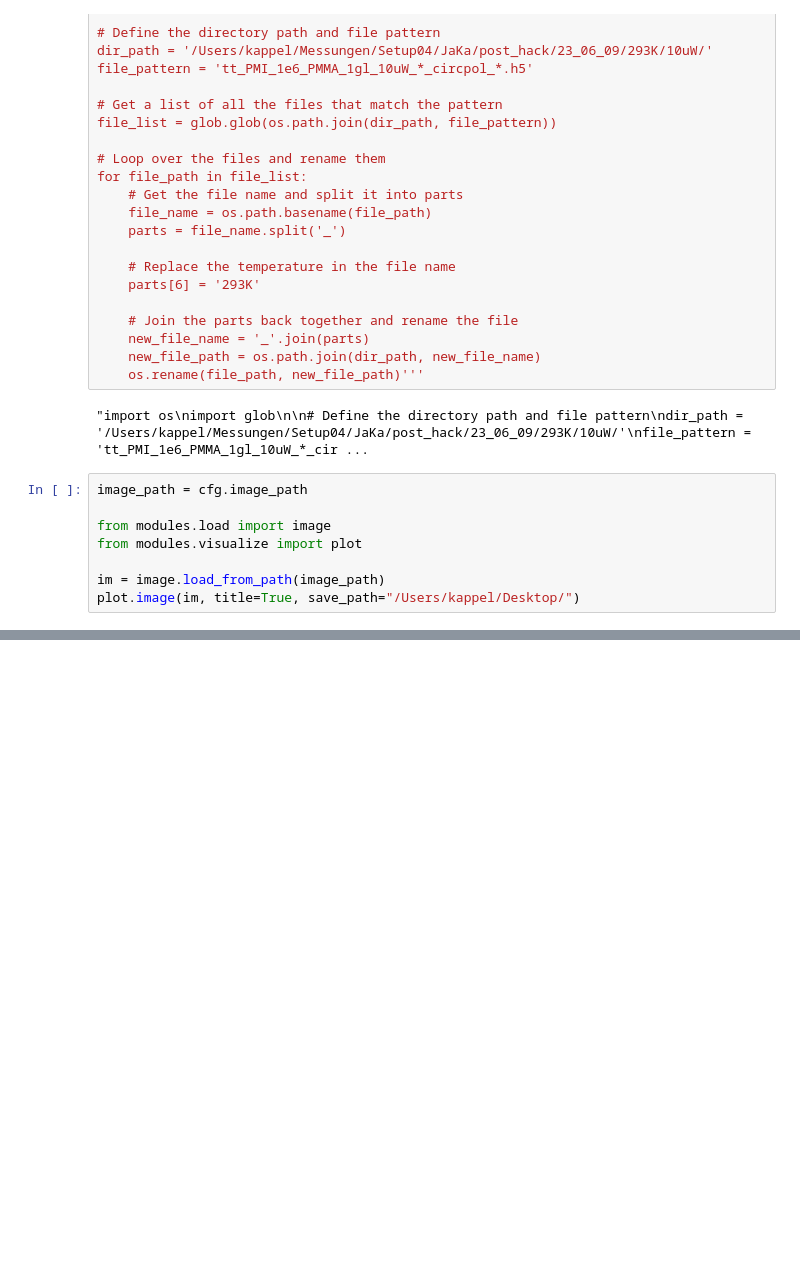
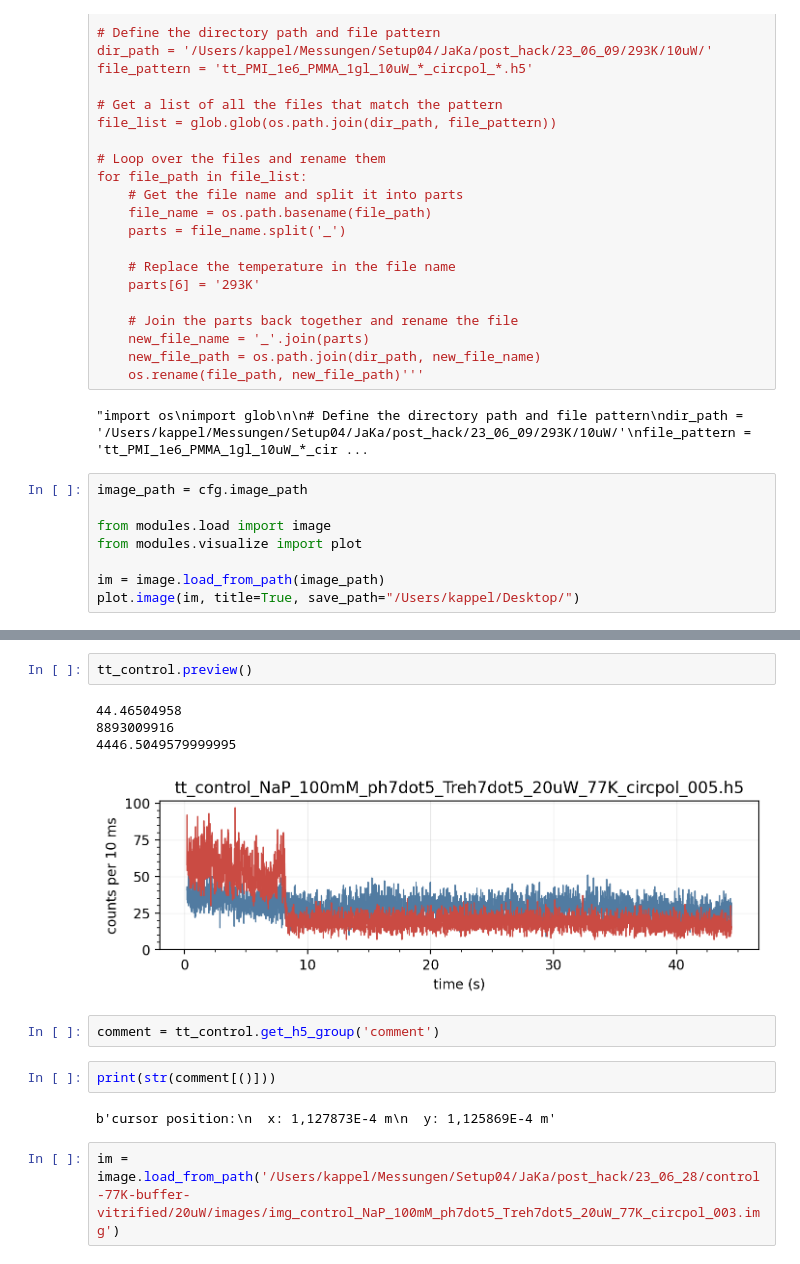
Before and after one commit to JKL453/s04-utils, a Jupyter notebook: pdf-report.ipynb, the cells around one changed output, grey strips where cells are left out. Saved outputs shown, nothing was run; the diff lists cells and outputs as text; blank space fills up the shorter version.

```diff
--- a/pdf-report.ipynb
+++ b/pdf-report.ipynb
@@ -60,0 +78,15 @@ PDF report created.
+# %%
+tt_control.preview()
+# %% [output]
+44.46504958
+8893009916
+4446.5049579999995
+[figure, added]
+# %%
+comment = tt_control.get_h5_group('comment')
+# %%
+print(str(comment[()]))
+# %% [output]
+b'cursor position:\n  x: 1,127873E-4 m\n  y: 1,125869E-4 m'
+# %%
+im = image.load_from_path('/Users/kappel/Messungen/Setup04/JaKa/post_hack/23_06_28/control-77K-buffer-vitrified/20uW/images/img_control_NaP_100mM_ph7dot5_Treh7dot5_20uW_77K_circpol_003.img')
```
Also changed, not shown: parts of 8 cells of this notebook, 2 other files.
